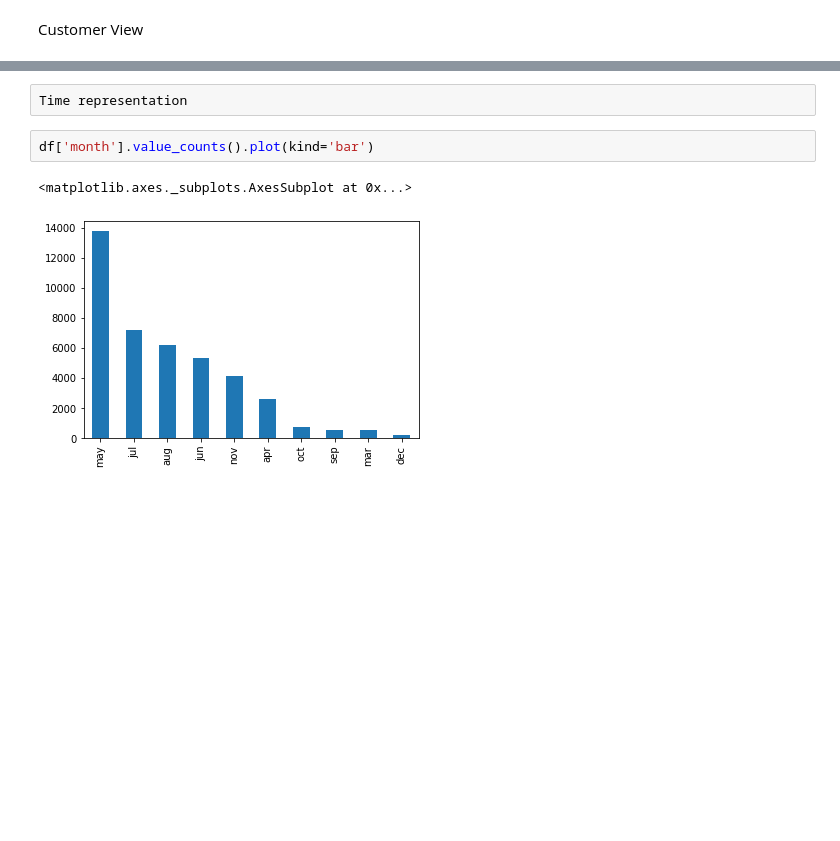
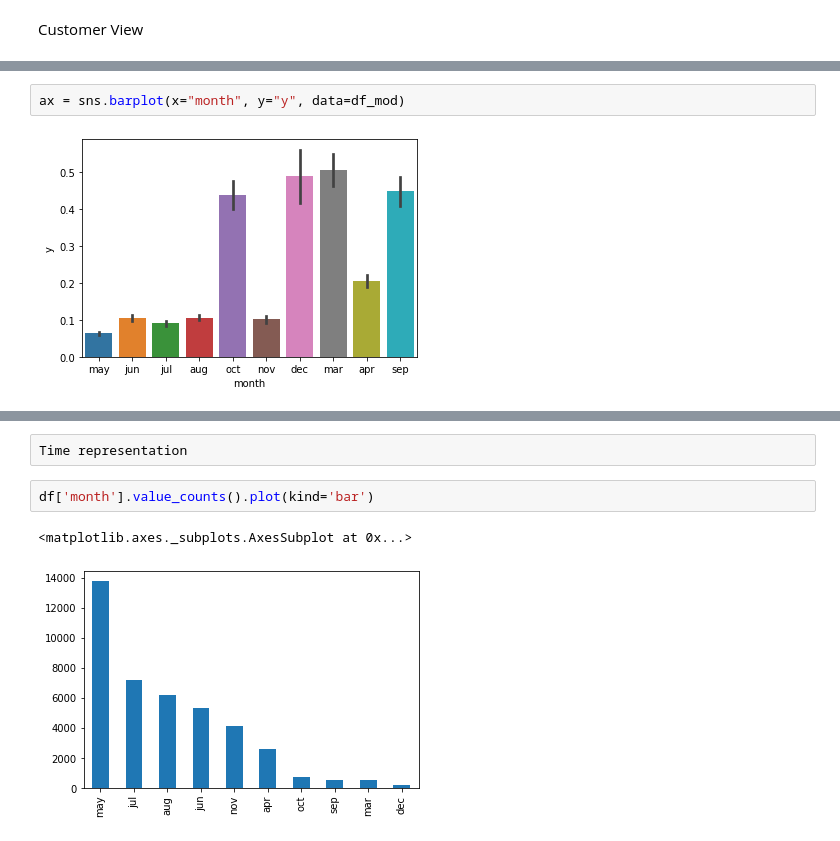
Before and after one commit to gouzmi/Bank-Telemarketing, a Jupyter notebook: Analyse.ipynb, the cells around one changed output, grey strips where cells are left out. Drawn from its saved outputs; the diff is of its cells as text; blank space fills up the shorter version.

```diff
--- a/Analyse.ipynb
+++ b/Analyse.ipynb
@@ -180,0 +203,4 @@ Customer View
+# %%
+ax = sns.barplot(x="month", y="y", data=df_mod)
+# %% [output]
+[figure, added]
```
Also changed, not shown: parts of 10 cells of this notebook.
